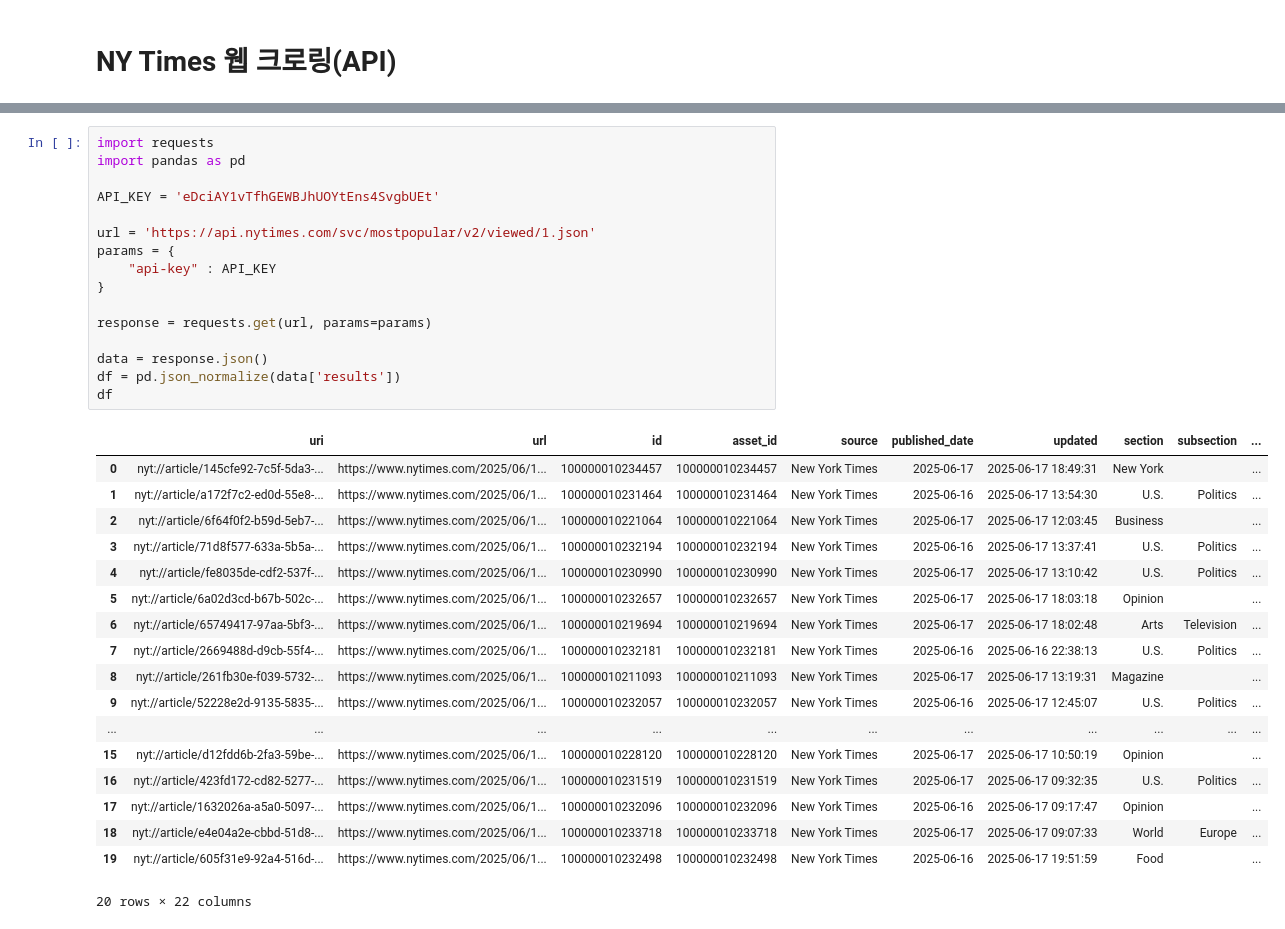
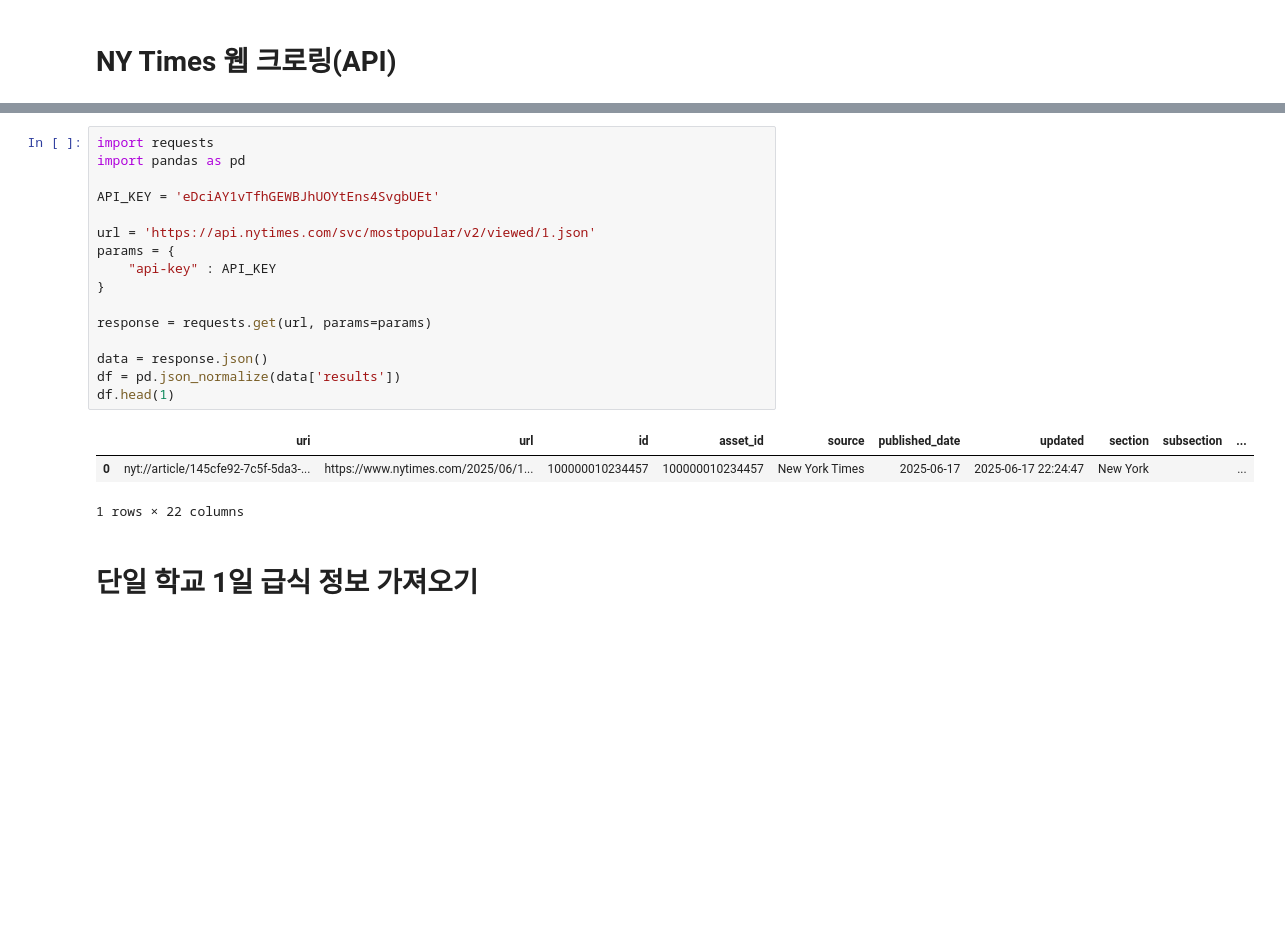
Before and after one commit to euichuljeong/DE_BASIC, a Jupyter notebook: test.ipynb, the cells around one changed output, grey strips where cells are left out. Drawn from its saved outputs; the diff is of its cells as text; blank space fills up the shorter version.

```diff
--- a/test.ipynb
+++ b/test.ipynb
@@ -32,35 +32,22 @@ for quote in quotes:
 # %%
 import requests
 import pandas as pd
 
 API_KEY = 'eDciAY1vTfhGEWBJhUOYtEns4SvgbUEt'
 
 url = 'https://api.nytimes.com/svc/mostpopular/v2/viewed/1.json'
 params = {
     "api-key" : API_KEY
 }
 
 response = requests.get(url, params=params)
 
 data = response.json()
 df = pd.json_normalize(data['results'])
-df
+df.head(1)
 # %% [output]
 |  | uri | url | id | asset_id | source | published_date | updated | section | subsection | ... |
-| 0 | nyt://article/145cfe92-7c5f-5da3-... | https://www.nytimes.com/2025/06/1... | 100000010234457 | 100000010234457 | New York Times | 2025-06-17 | 2025-06-17 18:49:31 | New York |  | ... |
-| 1 | nyt://article/a172f7c2-ed0d-55e8-... | https://www.nytimes.com/2025/06/1... | 100000010231464 | 100000010231464 | New York Times | 2025-06-16 | 2025-06-17 13:54:30 | U.S. | Politics | ... |
-| 2 | nyt://article/6f64f0f2-b59d-5eb7-... | https://www.nytimes.com/2025/06/1... | 100000010221064 | 100000010221064 | New York Times | 2025-06-17 | 2025-06-17 12:03:45 | Business |  | ... |
-| 3 | nyt://article/71d8f577-633a-5b5a-... | https://www.nytimes.com/2025/06/1... | 100000010232194 | 100000010232194 | New York Times | 2025-06-16 | 2025-06-17 13:37:41 | U.S. | Politics | ... |
-| 4 | nyt://article/fe8035de-cdf2-537f-... | https://www.nytimes.com/2025/06/1... | 100000010230990 | 100000010230990 | New York Times | 2025-06-17 | 2025-06-17 13:10:42 | U.S. | Politics | ... |
-| 5 | nyt://article/6a02d3cd-b67b-502c-... | https://www.nytimes.com/2025/06/1... | 100000010232657 | 100000010232657 | New York Times | 2025-06-17 | 2025-06-17 18:03:18 | Opinion |  | ... |
-| 6 | nyt://article/65749417-97aa-5bf3-... | https://www.nytimes.com/2025/06/1... | 100000010219694 | 100000010219694 | New York Times | 2025-06-17 | 2025-06-17 18:02:48 | Arts | Television | ... |
-| 7 | nyt://article/2669488d-d9cb-55f4-... | https://www.nytimes.com/2025/06/1... | 100000010232181 | 100000010232181 | New York Times | 2025-06-16 | 2025-06-16 22:38:13 | U.S. | Politics | ... |
-| 8 | nyt://article/261fb30e-f039-5732-... | https://www.nytimes.com/2025/06/1... | 100000010211093 | 100000010211093 | New York Times | 2025-06-17 | 2025-06-17 13:19:31 | Magazine |  | ... |
-| 9 | nyt://article/52228e2d-9135-5835-... | https://www.nytimes.com/2025/06/1... | 100000010232057 | 100000010232057 | New York Times | 2025-06-16 | 2025-06-17 12:45:07 | U.S. | Politics | ... |
-| ... | ... | ... | ... | ... | ... | ... | ... | ... | ... | ... |
-| 15 | nyt://article/d12fdd6b-2fa3-59be-... | https://www.nytimes.com/2025/06/1... | 100000010228120 | 100000010228120 | New York Times | 2025-06-17 | 2025-06-17 10:50:19 | Opinion |  | ... |
-| 16 | nyt://article/423fd172-cd82-5277-... | https://www.nytimes.com/2025/06/1... | 100000010231519 | 100000010231519 | New York Times | 2025-06-17 | 2025-06-17 09:32:35 | U.S. | Politics | ... |
-| 17 | nyt://article/1632026a-a5a0-5097-... | https://www.nytimes.com/2025/06/1... | 100000010232096 | 100000010232096 | New York Times | 2025-06-16 | 2025-06-17 09:17:47 | Opinion |  | ... |
-| 18 | nyt://article/e4e04a2e-cbbd-51d8-... | https://www.nytimes.com/2025/06/1... | 100000010233718 | 100000010233718 | New York Times | 2025-06-17 | 2025-06-17 09:07:33 | World | Europe | ... |
-| 19 | nyt://article/605f31e9-92a4-516d-... | https://www.nytimes.com/2025/06/1... | 100000010232498 | 100000010232498 | New York Times | 2025-06-16 | 2025-06-17 19:51:59 | Food |  | ... |
+| 0 | nyt://article/145cfe92-7c5f-5da3-... | https://www.nytimes.com/2025/06/1... | 100000010234457 | 100000010234457 | New York Times | 2025-06-17 | 2025-06-17 22:24:47 | New York |  | ... |
-20 rows × 22 columns
+1 rows × 22 columns
+# %% [markdown]
+# 단일 학교 1일 급식 정보 가져오기
```
Also changed, not shown: parts of 14 cells of this notebook, 5 other files.
